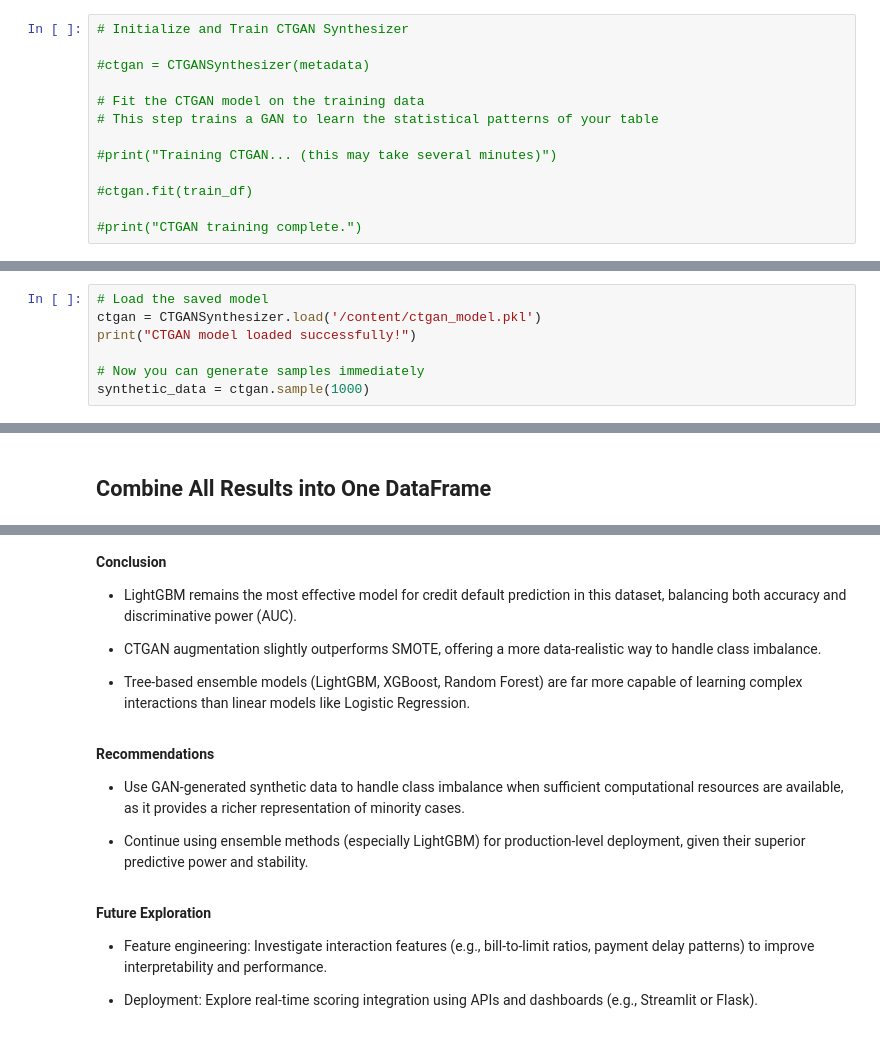
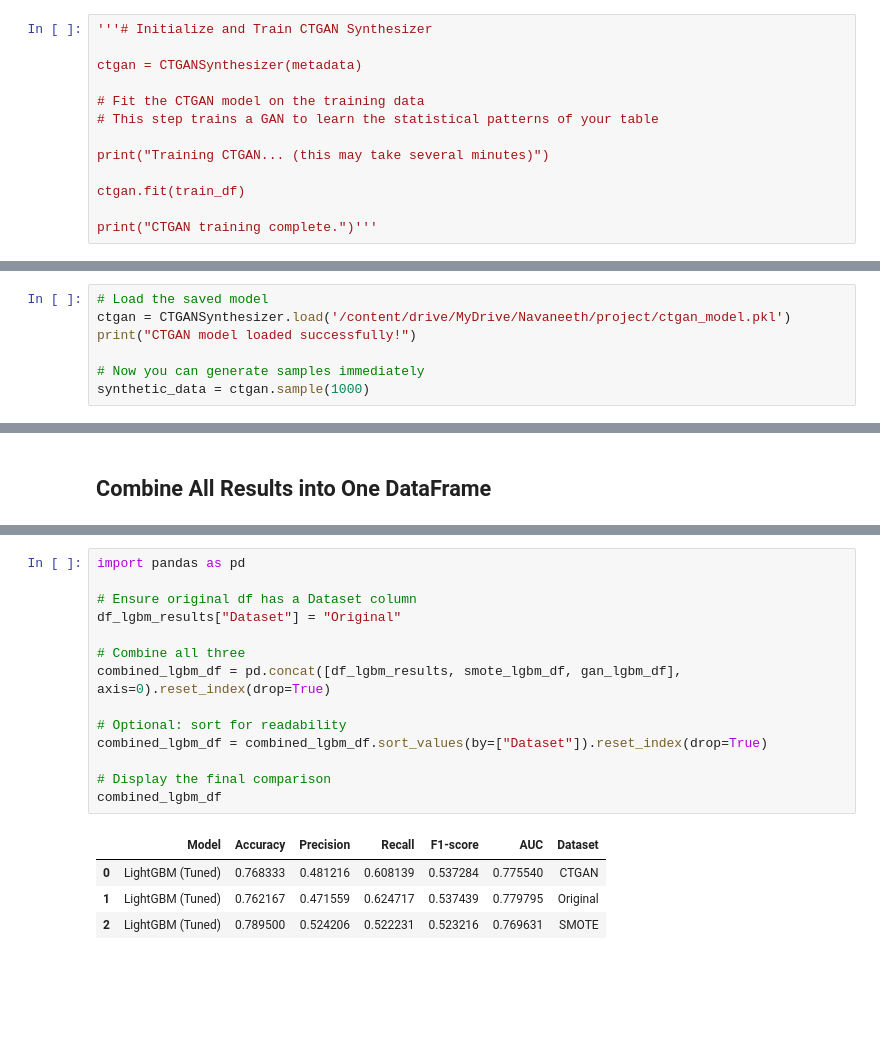
Before and after one commit to NavaneethTalluri/Enhancing-Credit-Card-Default-Prediction-Using-GAN-Based-Data-Augmentation, a Jupyter notebook: Data_Science_Project_23102357.ipynb, the cells around one changed output, grey strips where cells are left out. Cells and saved outputs as stored; diff of their text form; blank space fills up the shorter version.

```diff
--- a/Data_Science_Project_23102357.ipynb
+++ b/Data_Science_Project_23102357.ipynb
@@ -1379,15 +1465,15 @@ print("Metadata now captures the structural blueprint of your dataset ready to b
 # %% [output]
 Metadata now captures the structural blueprint of your dataset ready to be used by CTGAN for synthetic data generation
 # %%
-# Initialize and Train CTGAN Synthesizer
+'''# Initialize and Train CTGAN Synthesizer
 
-#ctgan = CTGANSynthesizer(metadata)
+ctgan = CTGANSynthesizer(metadata)
 
 # Fit the CTGAN model on the training data
 # This step trains a GAN to learn the statistical patterns of your table
 
-#print("Training CTGAN... (this may take several minutes)")
+print("Training CTGAN... (this may take several minutes)")
 
-#ctgan.fit(train_df)
+ctgan.fit(train_df)
 
-#print("CTGAN training complete.")
+print("CTGAN training complete.")'''
@@ -1402,7 +1496,7 @@ Metadata now captures the structural blueprint of your dataset ready to be used
 ctgan.fit(train_df) takes more than one hour , so next time we will not run this code , skipping this step we will just load saved model
 # %%
 # Load the saved model
-ctgan = CTGANSynthesizer.load('/content/ctgan_model.pkl')
+ctgan = CTGANSynthesizer.load('/content/drive/MyDrive/Navaneeth/project/ctgan_model.pkl')
 print("CTGAN model loaded successfully!")
 
 # Now you can generate samples immediately
@@ -1591,20 +1590,19 @@ This indicates that GANs can enrich training data without overfitting or distort
-# %% [markdown]
-**Conclusion**
-
-* LightGBM remains the most effective model for credit default prediction in this dataset, balancing both accuracy and discriminative power (AUC).
-
-* CTGAN augmentation slightly outperforms SMOTE, offering a more data-realistic way to handle class imbalance.
-
-* Tree-based ensemble models (LightGBM, XGBoost, Random Forest) are far more capable of learning complex interactions than linear models like Logistic Regression.
-# %% [markdown]
-**Recommendations**
-
-* Use GAN-generated synthetic data to handle class imbalance when sufficient computational resources are available, as it provides a richer representation of minority cases.
-
-* Continue using ensemble methods (especially LightGBM) for production-level deployment, given their superior predictive power and stability.
-# %% [markdown]
-**Future Exploration**
-
-* Feature engineering: Investigate interaction features (e.g., bill-to-limit ratios, payment delay patterns) to improve interpretability and performance.
-
-* Deployment: Explore real-time scoring integration using APIs and dashboards (e.g., Streamlit or Flask).
+# %%
+import pandas as pd
+
+# Ensure original df has a Dataset column
+df_lgbm_results["Dataset"] = "Original"
+
+# Combine all three
+combined_lgbm_df = pd.concat([df_lgbm_results, smote_lgbm_df, gan_lgbm_df], axis=0).reset_index(drop=True)
+
+# Optional: sort for readability
+combined_lgbm_df = combined_lgbm_df.sort_values(by=["Dataset"]).reset_index(drop=True)
+
+# Display the final comparison
+combined_lgbm_df
+# %% [output]
+|  | Model | Accuracy | Precision | Recall | F1-score | AUC | Dataset |
+| 0 | LightGBM (Tuned) | 0.768333 | 0.481216 | 0.608139 | 0.537284 | 0.775540 | CTGAN |
+| 1 | LightGBM (Tuned) | 0.762167 | 0.471559 | 0.624717 | 0.537439 | 0.779795 | Original |
+| 2 | LightGBM (Tuned) | 0.789500 | 0.524206 | 0.522231 | 0.523216 | 0.769631 | SMOTE |
```
Also changed, not shown: parts of 28 cells of this notebook.
